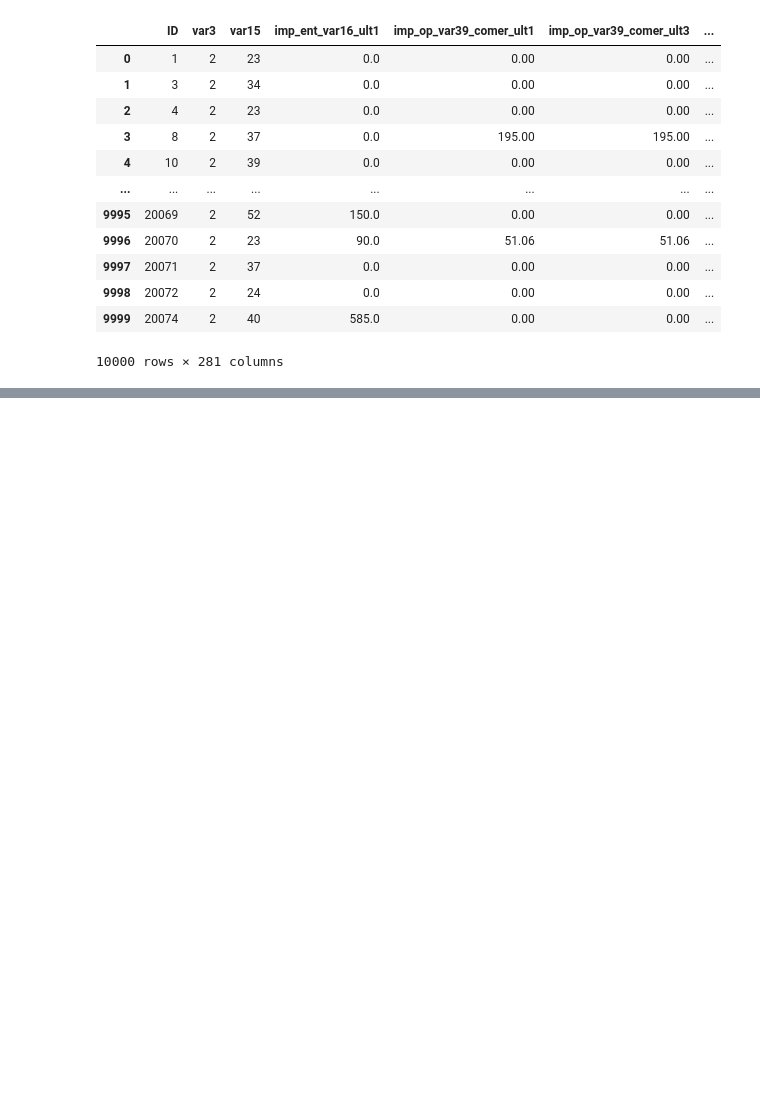
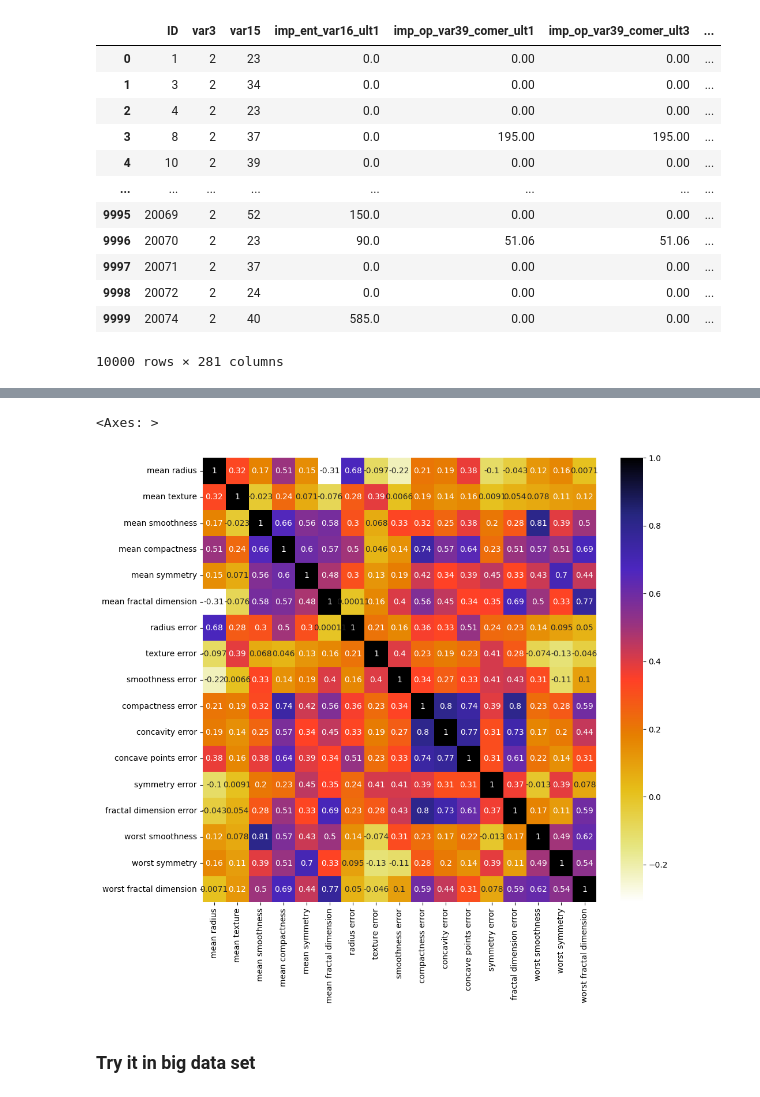
Before and after one commit to ahmedhany14/Feature-engineering, a Jupyter notebook: feature selection/feature_selection.ipynb, the cells around one changed output, grey strips where cells are left out. Cells and saved outputs as stored; diff of their text form; code cells hidden in the pictures; blank space fills up the shorter version.

```diff
--- a/feature selection/feature_selection.ipynb
+++ b/feature selection/feature_selection.ipynb
@@ -81,0 +89,5 @@ new_df
+# %%
+d = load_breast_cancer()
+data = pd.DataFrame(d.data, columns=d.feature_names)
+data["Target"] = d.target
+data.head()
@@ -81,0 +101,4 @@ new_df
+# %%
+X = data.drop(columns=["Target"], axis=1)
+Y = columns = ["Target"]
+X.head()
@@ -81,0 +114,17 @@ new_df
+# %%
+def remove_strong_corr(data_set, corr):
+    column = set()
+    correlation = data_set.corr()
+
+    for i in range(len(correlation.columns)):
+
+        for j in range(i):
+            if abs(correlation.iloc[i, j]) > corr:
+                # is take the abs, because of negative correlatins, so if there is a big negative correlatins, that means that they are related
+                column.add(correlation.columns[i])
+
+    return column
+
+
+correlated_columns = remove_strong_corr(X, corr=0.85)
+len(correlated_columns)
@@ -81,0 +133,3 @@ new_df
+# %%
+X.drop(columns=correlated_columns, axis=1, inplace=True)
+X
@@ -81,0 +150,11 @@ new_df
+# %%
+plt.figure(figsize=(11, 10))
+
+correlation = X.corr()
+
+sns.heatmap(correlation, annot=True, cmap=plt.cm.CMRmap_r)
+# %% [output]
+<Axes: >
+[figure, added]
+# %% [markdown]
+### Try it in big data set
```
Also changed, not shown: parts of 15 cells of this notebook.
